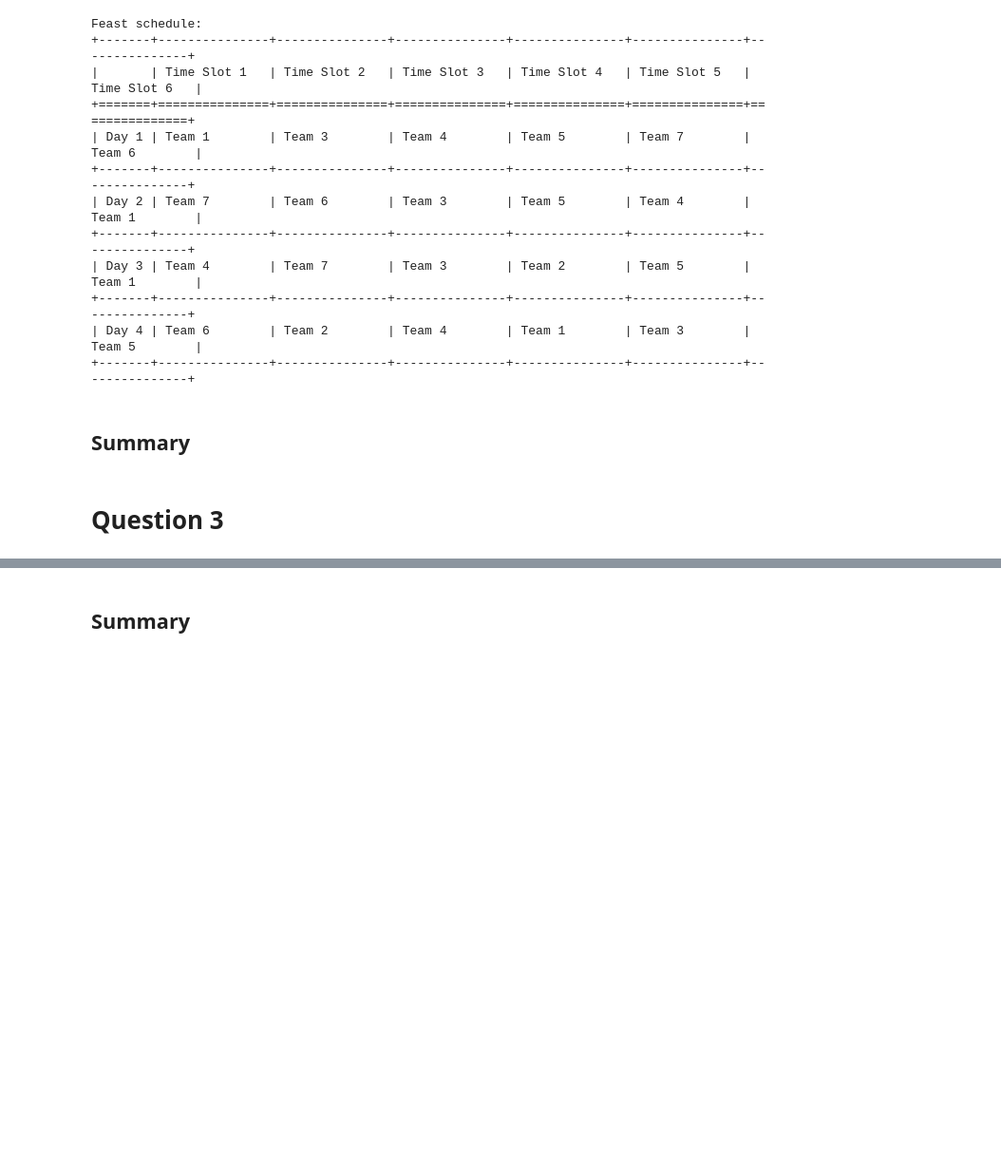
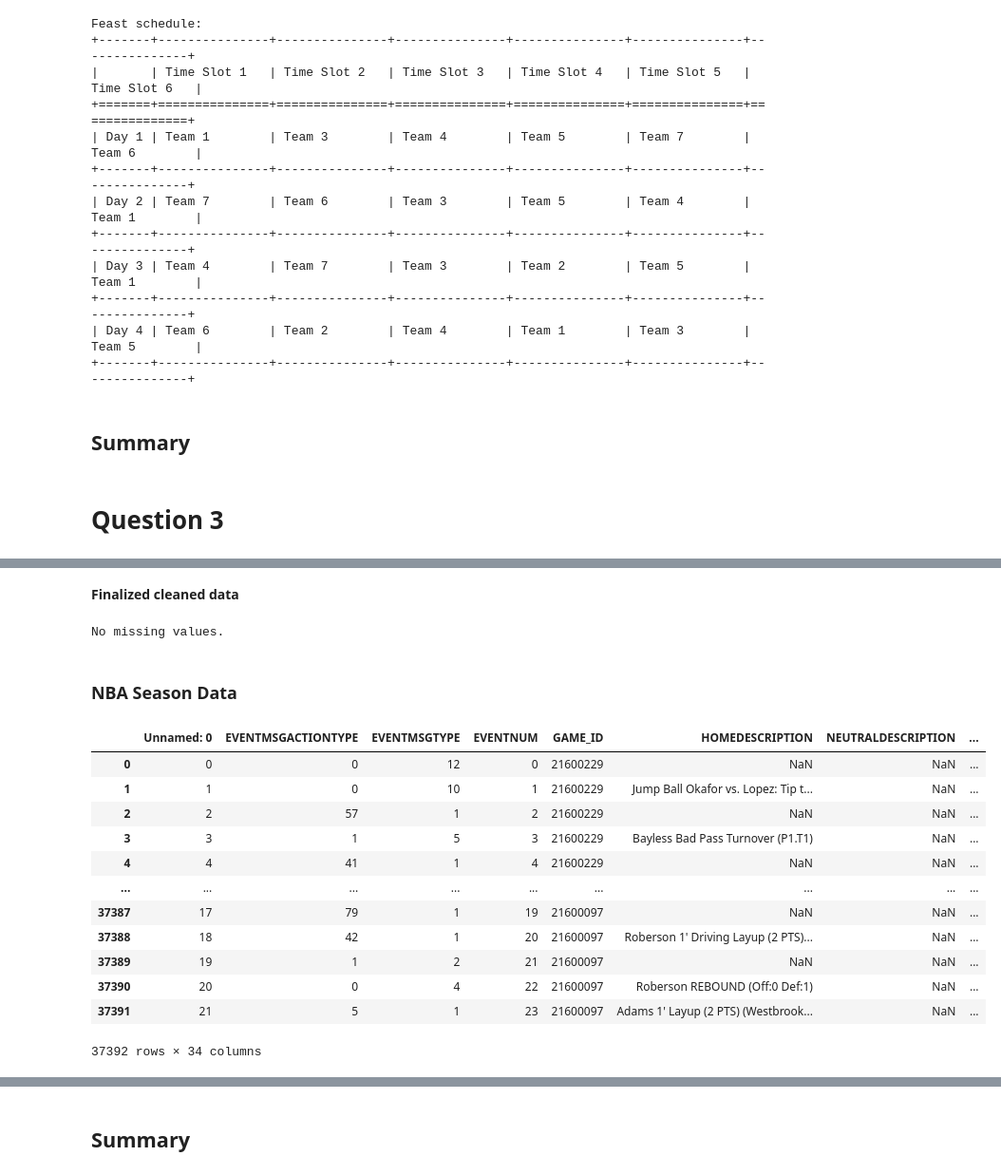
Before and after one commit to SalahAlHaismawi/Artificial-Intelligence-Problems, a Jupyter notebook: Project.ipynb, the cells around one changed output, grey strips where cells are left out. Shown: that part at 95% size. Cells and saved outputs as stored; diff of their text form; code cells hidden in the pictures; blank space fills up the shorter version.

```diff
--- a/Project.ipynb
+++ b/Project.ipynb
@@ -442,0 +673,6 @@ Feast schedule:
+# %% [markdown]
+<b> Finalized cleaned data
+# %%
+check_missing_values(playerlist)
+# %% [output]
+No missing values.
@@ -442,0 +681,27 @@ Feast schedule:
+# %% [markdown]
+### NBA Season Data
+# %%
+import pandas as pd
+import numpy as np
+
+NBA1 = pd.read_csv("Question-3-Dataset/NBA-Season-2016-2017.csv")
+NBA2 = pd.read_csv("Question-3-Dataset/NBA-Season-2017-2018.csv")
+NBA3 = pd.read_csv("Question-3-Dataset/NBA-Season-2018-2020.csv")
+
+pd.set_option('display.max_columns', None)
+# %%
+NBA1
+# %% [output]
+|  | Unnamed: 0 | EVENTMSGACTIONTYPE | EVENTMSGTYPE | EVENTNUM | GAME_ID | HOMEDESCRIPTION | NEUTRALDESCRIPTION | ... |
+| 0 | 0 | 0 | 12 | 0 | 21600229 | NaN | NaN | ... |
+| 1 | 1 | 0 | 10 | 1 | 21600229 | Jump Ball Okafor vs. Lopez: Tip t... | NaN | ... |
+| 2 | 2 | 57 | 1 | 2 | 21600229 | NaN | NaN | ... |
+| 3 | 3 | 1 | 5 | 3 | 21600229 | Bayless Bad Pass Turnover (P1.T1) | NaN | ... |
+| 4 | 4 | 41 | 1 | 4 | 21600229 | NaN | NaN | ... |
+| ... | ... | ... | ... | ... | ... | ... | ... | ... |
+| 37387 | 17 | 79 | 1 | 19 | 21600097 | NaN | NaN | ... |
+| 37388 | 18 | 42 | 1 | 20 | 21600097 | Roberson 1' Driving Layup (2 PTS)... | NaN | ... |
+| 37389 | 19 | 1 | 2 | 21 | 21600097 | NaN | NaN | ... |
+| 37390 | 20 | 0 | 4 | 22 | 21600097 | Roberson REBOUND (Off:0 Def:1) | NaN | ... |
+| 37391 | 21 | 5 | 1 | 23 | 21600097 | Adams 1' Layup (2 PTS) (Westbrook... | NaN | ... |
+37392 rows × 34 columns
```
Also changed, not shown: parts of 32 cells of this notebook.
